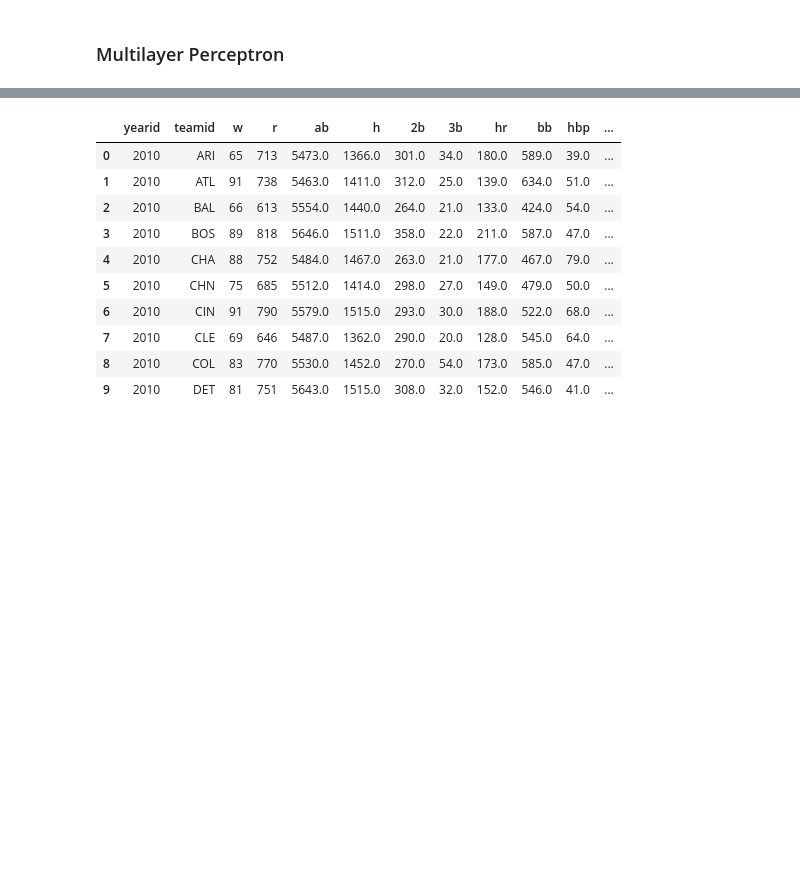
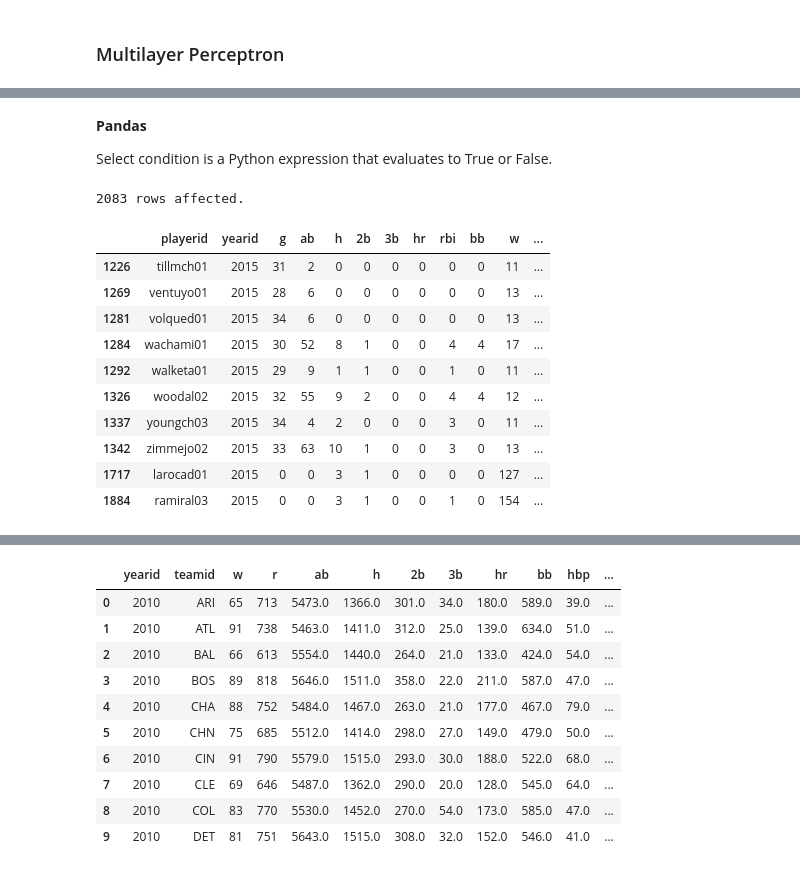
Before and after one commit to zyxdlsz/w4111-Databases, a Jupyter notebook: Notebooks/w4111_L12_MoneyBall_Continued.ipynb, the cells around one changed output, grey strips where cells are left out. Saved outputs shown, nothing was run; the diff lists cells and outputs as text; code cells hidden in the pictures; blank space fills up the shorter version.

```diff
--- a/Notebooks/w4111_L12_MoneyBall_Continued.ipynb
+++ b/Notebooks/w4111_L12_MoneyBall_Continued.ipynb
@@ -340,0 +454,31 @@ err2['re'].mean()
+# %% [markdown]
+__Pandas__
+
+Select condition is a Python expression that evaluates to True or False.
+# %%
+# Load the whole view.
+df_sql = %sql select * from player_year_2015;
+
+# Convert to a data frame.
+df_sql = df_sql.DataFrame()
+
+# What is the select condition?
+# Note the & instead of the typical Python 'and'
+pitched_enough = (df_sql['p_g'] > 20) & (df_sql['w'] > 10)
+
+# Apply
+df2_sql = df_sql[pitched_enough]
+df2_sql.tail(10)
+# %% [output]
+2083 rows affected.
+|  | playerid | yearid | g | ab | h | 2b | 3b | hr | rbi | bb | w | ... |
+| 1226 | tillmch01 | 2015 | 31 | 2 | 0 | 0 | 0 | 0 | 0 | 0 | 11 | ... |
+| 1269 | ventuyo01 | 2015 | 28 | 6 | 0 | 0 | 0 | 0 | 0 | 0 | 13 | ... |
+| 1281 | volqued01 | 2015 | 34 | 6 | 0 | 0 | 0 | 0 | 0 | 0 | 13 | ... |
+| 1284 | wachami01 | 2015 | 30 | 52 | 8 | 1 | 0 | 0 | 4 | 4 | 17 | ... |
+| 1292 | walketa01 | 2015 | 29 | 9 | 1 | 1 | 0 | 0 | 1 | 0 | 11 | ... |
+| 1326 | woodal02 | 2015 | 32 | 55 | 9 | 2 | 0 | 0 | 4 | 4 | 12 | ... |
+| 1337 | youngch03 | 2015 | 34 | 4 | 2 | 0 | 0 | 0 | 3 | 0 | 11 | ... |
+| 1342 | zimmejo02 | 2015 | 33 | 63 | 10 | 1 | 0 | 0 | 3 | 0 | 13 | ... |
+| 1717 | larocad01 | 2015 | 0 | 0 | 3 | 1 | 0 | 0 | 0 | 0 | 127 | ... |
+| 1884 | ramiral03 | 2015 | 0 | 0 | 3 | 1 | 0 | 0 | 1 | 0 | 154 | ... |
```
Also changed, not shown: parts of 51 cells of this notebook, 19 other files.
